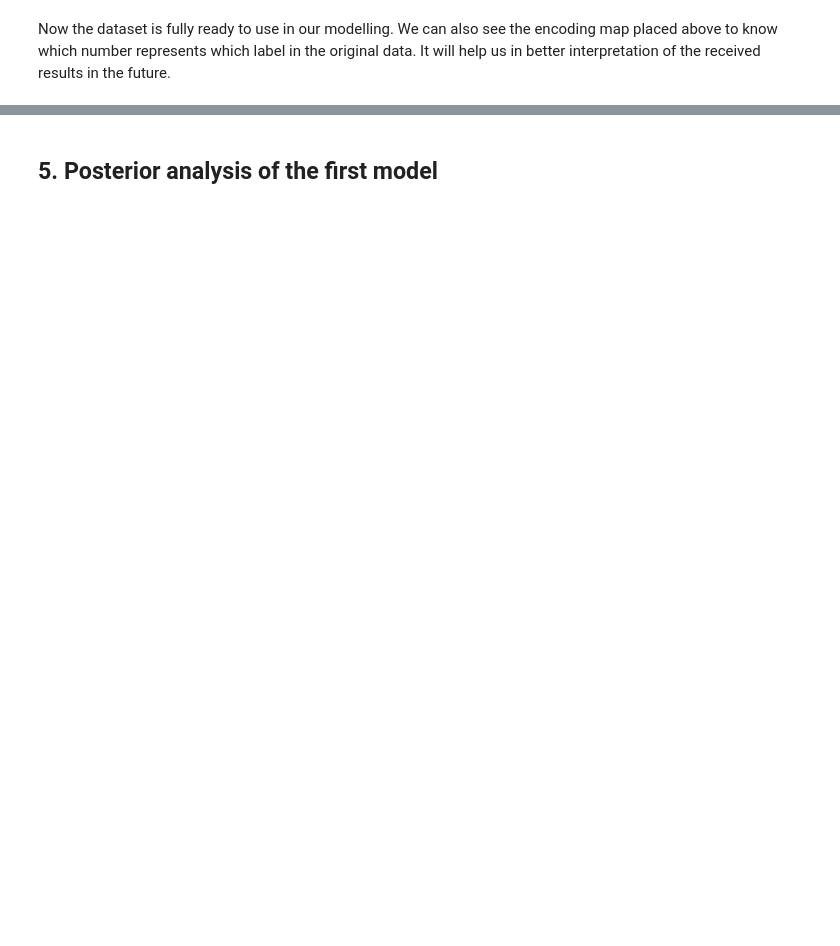
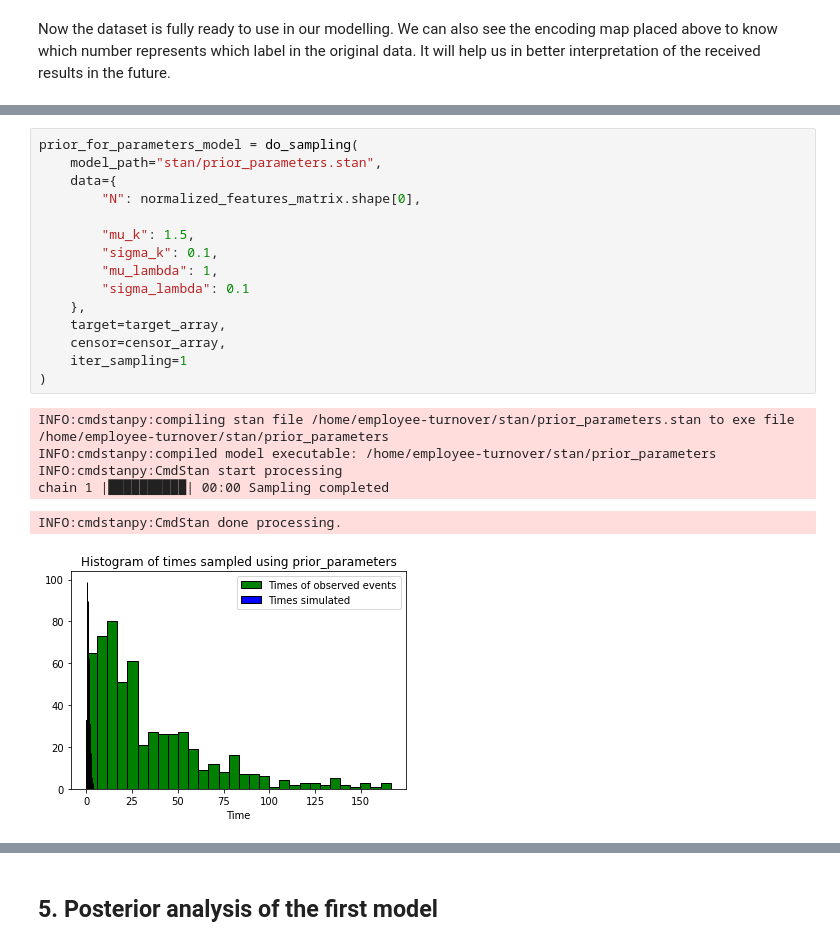
Before and after one commit to rafalmaciasz/employee-turnover, a Jupyter notebook: project.ipynb, the cells around one changed output, grey strips where cells are left out. Cells and saved outputs as stored; diff of their text form; blank space fills up the shorter version.

```diff
--- a/project.ipynb
+++ b/project.ipynb
@@ -139,0 +361,22 @@ Now the dataset is fully ready to use in our modelling. We can also see the enco
+# %%
+prior_for_parameters_model = do_sampling(
+    model_path="stan/prior_parameters.stan",
+    data={
+        "N": normalized_features_matrix.shape[0],
+
+        "mu_k": 1.5,
+        "sigma_k": 0.1,
+        "mu_lambda": 1,
+        "sigma_lambda": 0.1
+    },
+    target=target_array,
+    censor=censor_array,
+    iter_sampling=1
+)
+# %% [output]
+INFO:cmdstanpy:compiling stan file /home/employee-turnover/stan/prior_parameters.stan to exe file /home/employee-turnover/stan/prior_parameters
+INFO:cmdstanpy:compiled model executable: /home/employee-turnover/stan/prior_parameters
+INFO:cmdstanpy:CmdStan start processing
+chain 1 |██████████| 00:00 Sampling completed
+INFO:cmdstanpy:CmdStan done processing.
+[figure, added]
```
Also changed, not shown: parts of 43 cells of this notebook, 11 other files.
